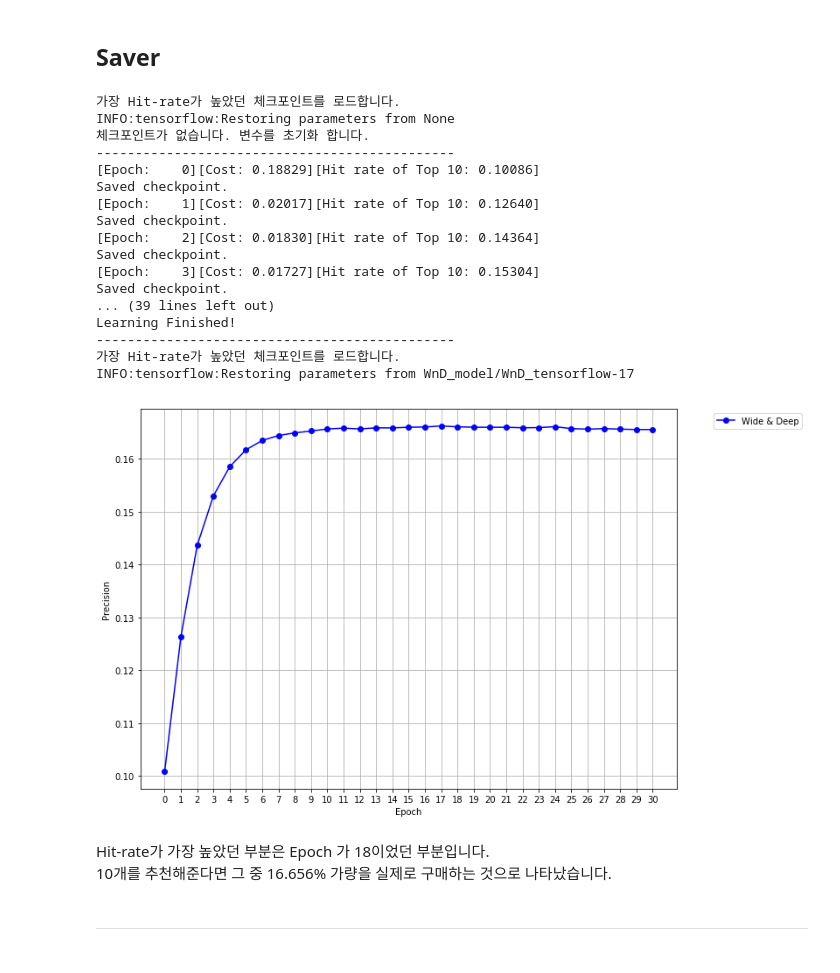
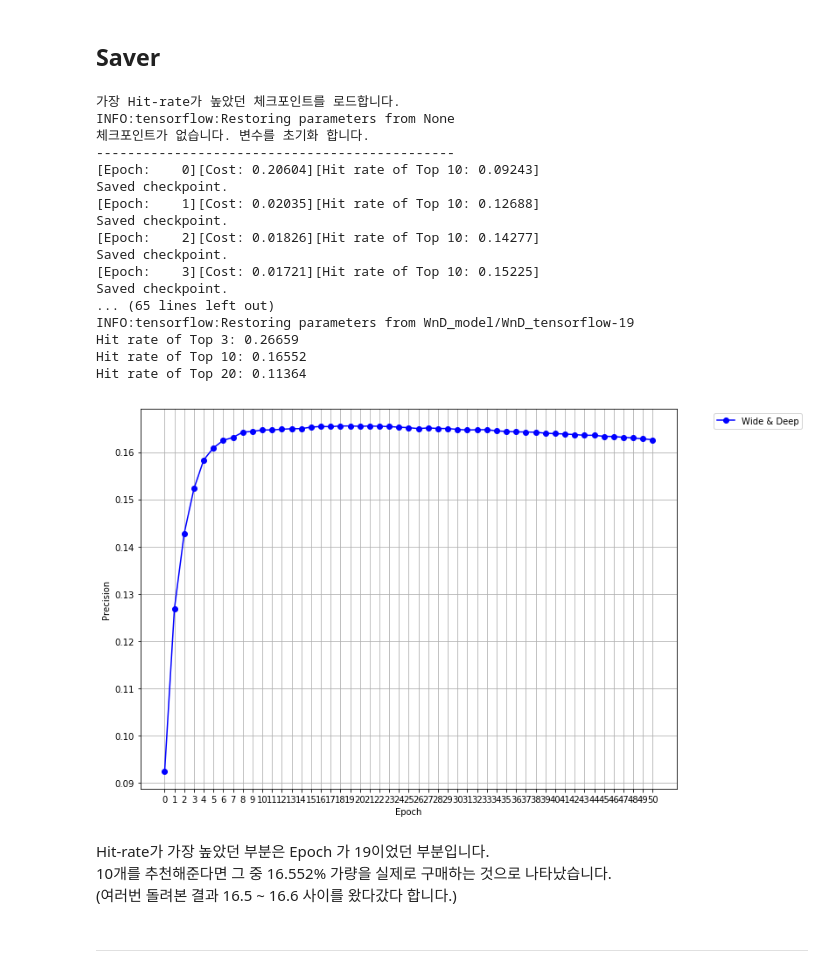
Before and after one commit to Park-Ju-hyeong/Wide-Deep-Learning, a Jupyter notebook: Agile/[Wide&Deep] Recommendation.ipynb, the cells around one changed output. Saved outputs shown, nothing was run; the diff lists cells and outputs as text; code cells hidden in the pictures.

```diff
--- a/Agile/[Wide&Deep] Recommendation.ipynb
+++ b/Agile/[Wide&Deep] Recommendation.ipynb
@@ -281,50 +289,51 @@ if not os.path.exists(save_dir):
 save_path = os.path.join(save_dir, 'WnD_tensorflow')
 saver = tf.train.Saver()
 # %%
-WD_score = Wide_n_Deep_Model(31)
+WD_score = Wide_n_Deep_Model(51)
 # %% [output]
 가장 Hit-rate가 높았던 체크포인트를 로드합니다.
 INFO:tensorflow:Restoring parameters from None
 체크포인트가 없습니다. 변수를 초기화 합니다.
 ----------------------------------------------
-[Epoch:    0][Cost: 0.18829][Hit rate of Top 10: 0.10086]
+[Epoch:    0][Cost: 0.20604][Hit rate of Top 10: 0.09243]
 Saved checkpoint.
-[Epoch:    1][Cost: 0.02017][Hit rate of Top 10: 0.12640]
+[Epoch:    1][Cost: 0.02035][Hit rate of Top 10: 0.12688]
 Saved checkpoint.
-[Epoch:    2][Cost: 0.01830][Hit rate of Top 10: 0.14364]
+[Epoch:    2][Cost: 0.01826][Hit rate of Top 10: 0.14277]
 Saved checkpoint.
-[Epoch:    3][Cost: 0.01727][Hit rate of Top 10: 0.15304]
+[Epoch:    3][Cost: 0.01721][Hit rate of Top 10: 0.15225]
 Saved checkpoint.
-... (39 lines left out)
-Learning Finished!
-----------------------------------------------
-가장 Hit-rate가 높았던 체크포인트를 로드합니다.
-INFO:tensorflow:Restoring parameters from WnD_model/WnD_tensorflow-17
+... (65 lines left out)
+INFO:tensorflow:Restoring parameters from WnD_model/WnD_tensorflow-19
+Hit rate of Top 3: 0.26659
+Hit rate of Top 10: 0.16552
+Hit rate of Top 20: 0.11364
 # %%
 import matplotlib.pyplot as plt
 import numpy as np
 # %%
-builds = np.array(list(range(0, 31, 1)))
+builds = np.array(list(range(0, 51, 1)))
 
 fig = plt.figure(figsize=(11,8))
 ax1 = fig.add_subplot(111)
 
 ax1.plot(builds, Wide_n_Deep_ACC_plot, label='Wide & Deep', color='b', marker='o')
 
 plt.xticks(builds)
 plt.xlabel('Epoch')
 plt.ylabel('Precision')
 
 handles, labels = ax1.get_legend_handles_labels()
 lgd = ax1.legend(handles, labels, loc='upper center', bbox_to_anchor=(1.15,1))
 ax1.grid('on')
 plt.savefig('Wide_Deep_Model.png')
 plt.show()
 # %% [output]
-[figure, old version]
+[figure, new version]
 # %% [markdown]
-Hit-rate가 가장 높았던 부분은 Epoch 가 18이었던 부분입니다.
-10개를 추천해준다면 그 중 16.656% 가량을 실제로 구매하는 것으로 나타났습니다.
+Hit-rate가 가장 높았던 부분은 Epoch 가 19이었던 부분입니다.
+10개를 추천해준다면 그 중 16.552% 가량을 실제로 구매하는 것으로 나타났습니다.
+(여러번 돌려본 결과 16.5 ~ 16.6 사이를 왔다갔다 합니다.)
 # %% [markdown]
 ---
 # %% [markdown]
```
Also changed, not shown: parts of 12 cells of this notebook, 10 other files.
